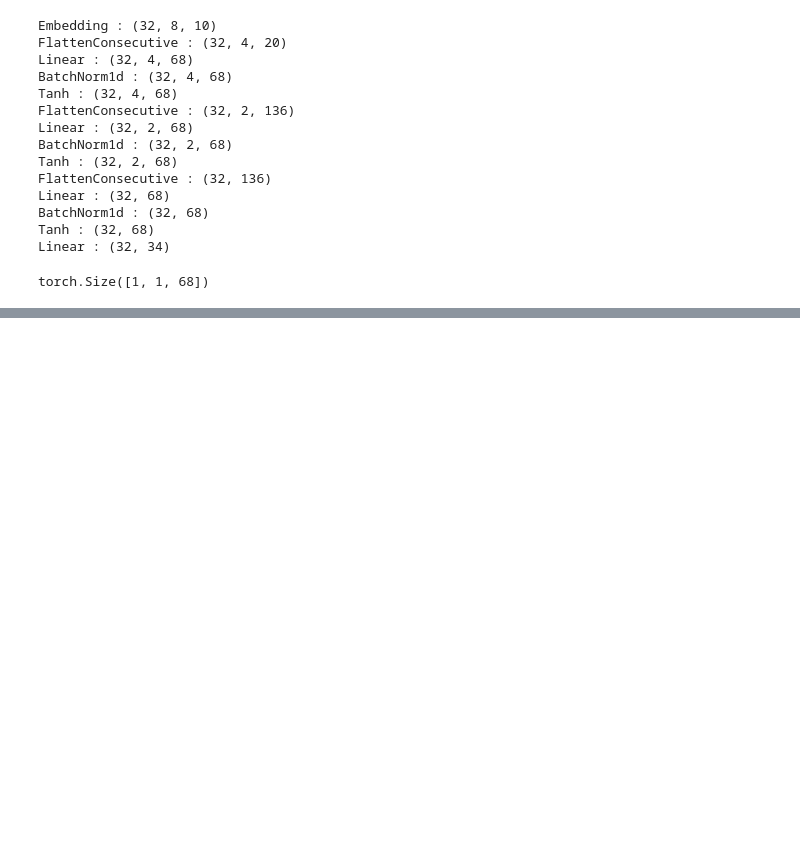
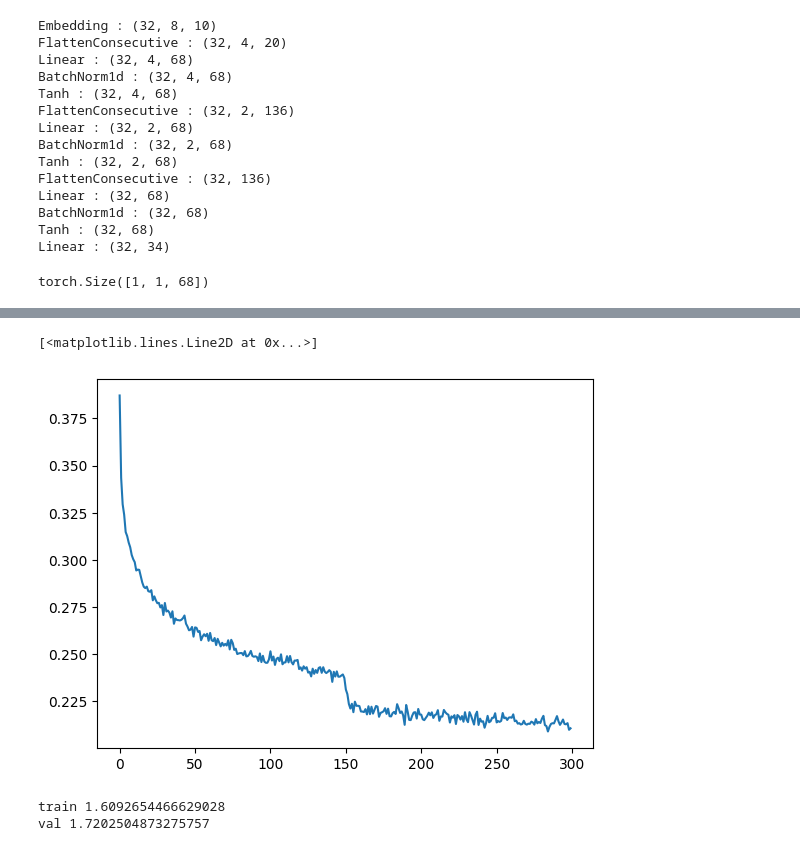
Before and after one commit to mzums/polish_word_generation, a Jupyter notebook: wavenet/wavenet2.ipynb, the cells around one changed output, grey strips where cells are left out. Drawn from its saved outputs; the diff is of its cells as text; code cells hidden in the pictures; blank space fills up the shorter version.

```diff
--- a/wavenet/wavenet2.ipynb
+++ b/wavenet/wavenet2.ipynb
@@ -838,0 +862,28 @@ val 1.814589262008667
+# %%
+max_steps = 300000
+batch_size = 32
+lossi = []
+
+for i in range(max_steps):
+    # construct minibatch
+    ix = torch.randint(0, X_train.shape[0], (batch_size,))
+    Xb, Yb = X_train[ix], Y_train[ix]
+
+    # forward pass
+    logits = model(Xb)
+    loss = F.cross_entropy(logits, Yb)
+
+    # backward pass
+    for p in parameters:
+        p.grad = None
+    loss.backward()
+
+    # update
+    lr = 0.1 if i < 150000 else 0.01
+    for p in parameters:
+        p.data += -lr * p.grad
+
+    # track stats
+    if i % 10000 == 0:
+        print(f'{i:7d}/{max_steps:7d}: {loss.item():.4f}')
+    lossi.append(loss.log10().item())
@@ -838,0 +908,5 @@ val 1.814589262008667
+# %%
+plt.plot(torch.tensor(lossi).view(-1, 1000).mean(1))
+# %% [output]
+[<matplotlib.lines.Line2D at 0x...>]
+[figure, added]
@@ -838,0 +916,6 @@ val 1.814589262008667
+# %%
+split_loss('train')
+split_loss('val')
+# %% [output]
+train 1.6092654466629028
+val 1.7202504873275757
```
Also changed, not shown: parts of 20 cells of this notebook, 1 other file.
